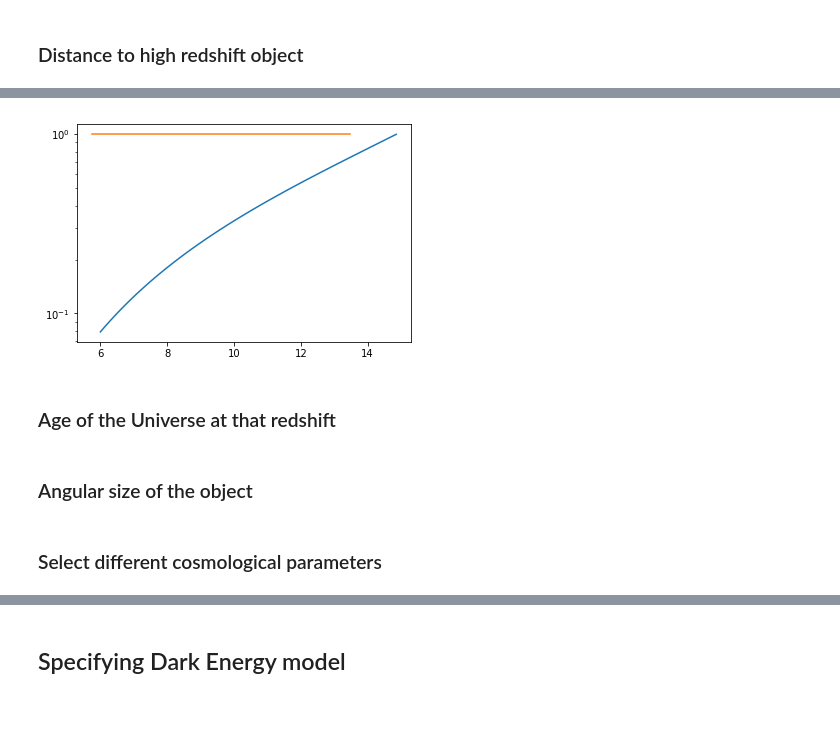
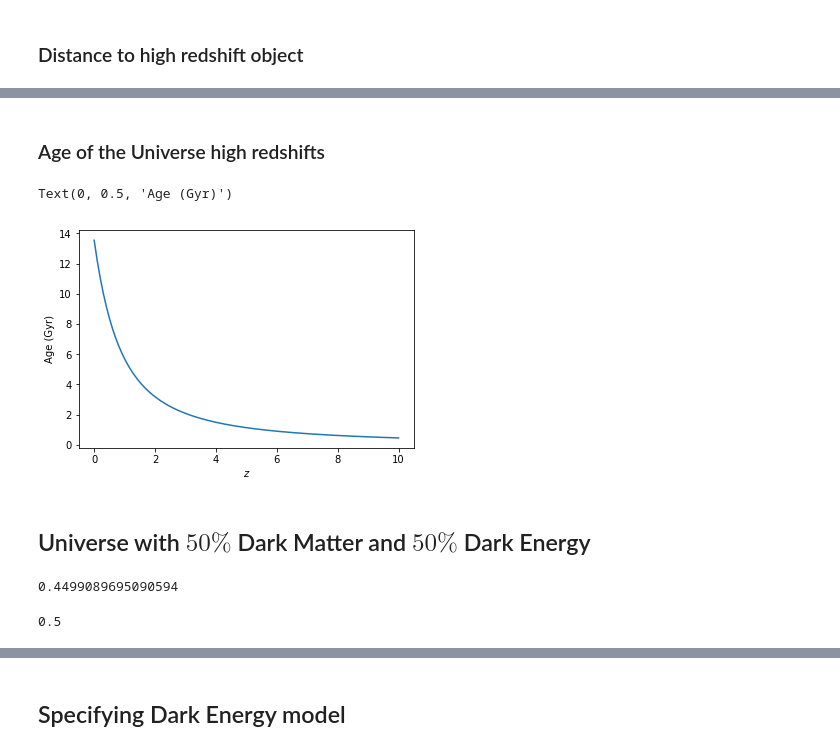
Before and after one commit to rkiman/Cosmology-Final-Project, a Jupyter notebook: CosmologyTutorial.ipynb, the cells around one changed output, grey strips where cells are left out. Drawn from its saved outputs; the diff is of its cells as text; code cells hidden in the pictures; blank space fills up the shorter version.

```diff
--- a/CosmologyTutorial.ipynb
+++ b/CosmologyTutorial.ipynb
@@ -84,12 +44,11 @@ plt.plot(cosmo.scale_factor(z),cosmo.w(z),'-')
-# %%
-plt.plot(cosmo2.age(z),cosmo2.de_density_scale(z),'-')
-plt.plot(cosmo.age(z),cosmo.de_density_scale(z),'-')
-plt.yscale('log')
-# %% [output]
-[figure, removed]
 # %% [markdown]
-### Age of the Universe at that redshift
+### Age of the Universe high redshifts
-# %% [markdown]
-### Angular size of the object
-# %% [markdown]
-### Select different cosmological parameters
+# %%
+plt.plot(z, age,'-')
+plt.xlabel('$z$')
+plt.ylabel('Age (Gyr)')
+# %% [output]
+Text(0, 0.5, 'Age (Gyr)')
+[figure, added]
+# %% [markdown]
+## Universe with $50\%$ Dark Matter and $50\%$ Dark Energy
@@ -95,0 +57,8 @@ plt.yscale('log')
+# %%
+cosmo1.Ode0
+# %% [output]
+0.4499089695090594
+# %%
+cosmo1.Odm0
+# %% [output]
+0.5
```
Also changed, not shown: parts of 19 cells of this notebook, 1 other file.
